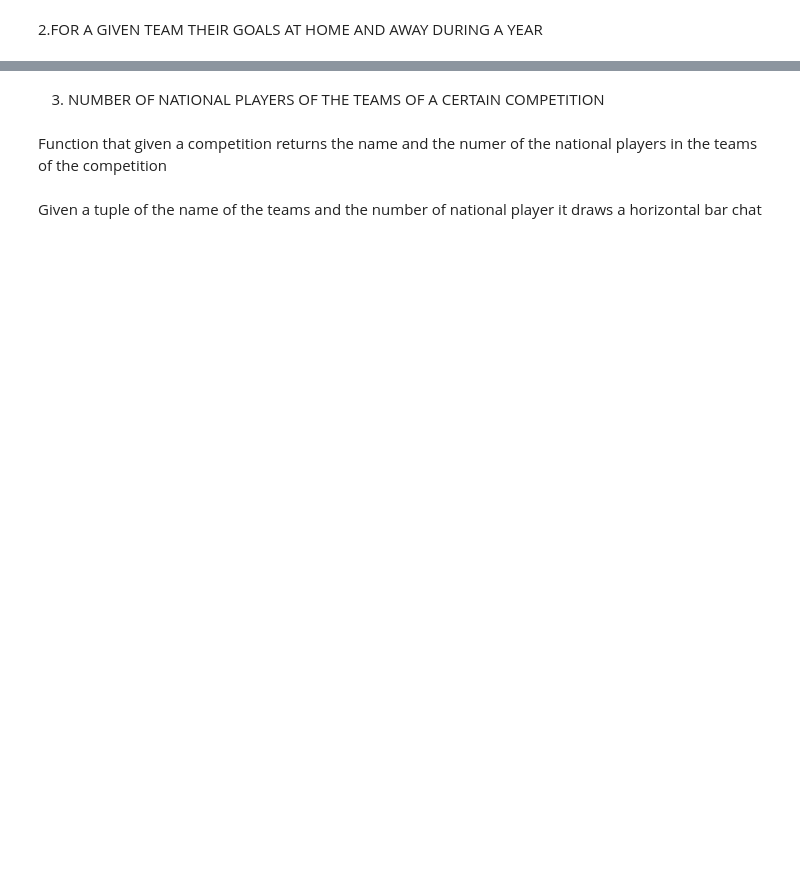
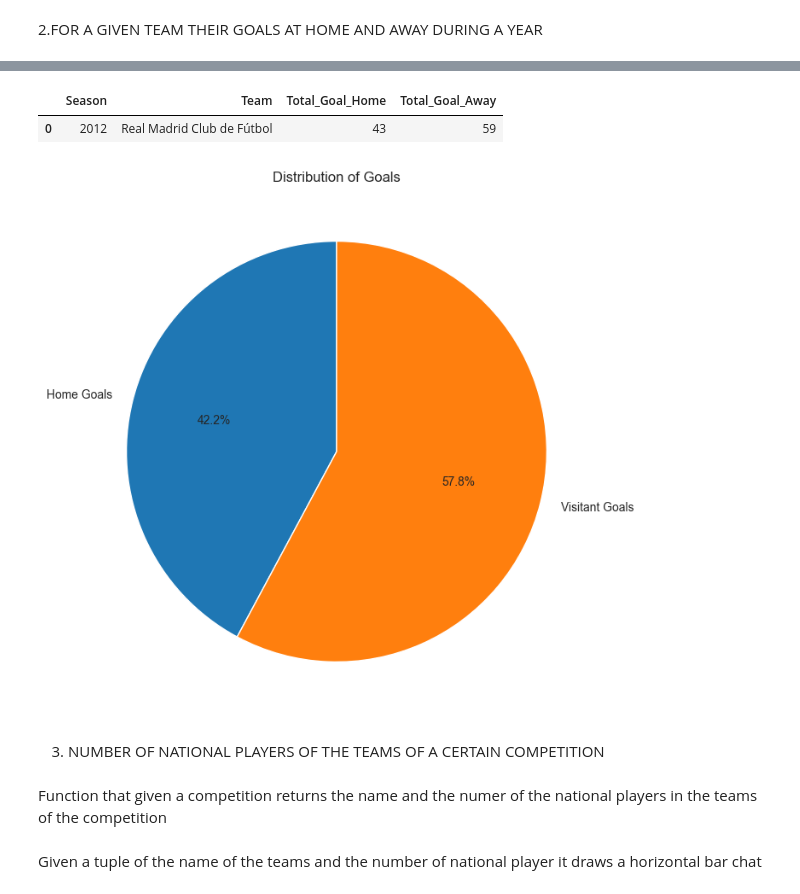
Before and after one commit to JavierBlancoGonzalez/Erasmus-IUM-6--Data_Analytics, a Jupyter notebook: solution/Data_Analytic.ipynb, the cells around one changed output, grey strips where cells are left out. Cells and saved outputs as stored; diff of their text form; code cells hidden in the pictures; blank space fills up the shorter version.

```diff
--- a/solution/Data_Analytic.ipynb
+++ b/solution/Data_Analytic.ipynb
@@ -136,0 +361,4 @@ piegraphic_goals(clubsInfoHome, home_away)
+# %%
+dfGamesAwayGoals = games_df[['season', 'away_club_name', 'home_club_goals', 'away_club_goals']]
+dfRealMadridAway = dfGamesAwayGoals[(dfGamesAwayGoals['away_club_name'] == 'Real Madrid Club de Fútbol') & (dfGamesAwayGoals['season'] == 2012)]
+dfRealMadridAway
@@ -137,3 +383,18 @@ piegraphic_goals(clubsInfoHome, home_away)
+# %%
+total_away_goals = pd.DataFrame(
+    {'Season': [dfRealMadridAway['season'].iloc[0]], 'Team': [dfRealMadridAway['away_club_name'].iloc[0]], 'Total_Goal_Home': [dfRealMadridAway['home_club_goals'].sum()],
+     'Total_Goal_Away': [dfRealMadridAway['away_club_goals'].sum()]})
+total_away_goals
+# %% [output]
+|  | Season | Team | Total_Goal_Home | Total_Goal_Away |
+| 0 | 2012 | Real Madrid Club de Fútbol | 43 | 59 |
+# %%
+plt.figure(figsize=(8, 8))
+plt.pie([total_away_goals['Total_Goal_Home'].values[0], total_away_goals['Total_Goal_Away'].values[0]], labels=['Home Goals', 'Visitant Goals'], autopct='%1.1f%%', startangle=90)
+plt.title('Distribution of Goals')
+plt.show()
+# %% [output]
+[figure, added]
 # %% [markdown]
 3. NUMBER OF NATIONAL PLAYERS OF THE TEAMS OF A CERTAIN COMPETITION
 # %%
```
Also changed, not shown: parts of 53 cells of this notebook, 1 other file.
